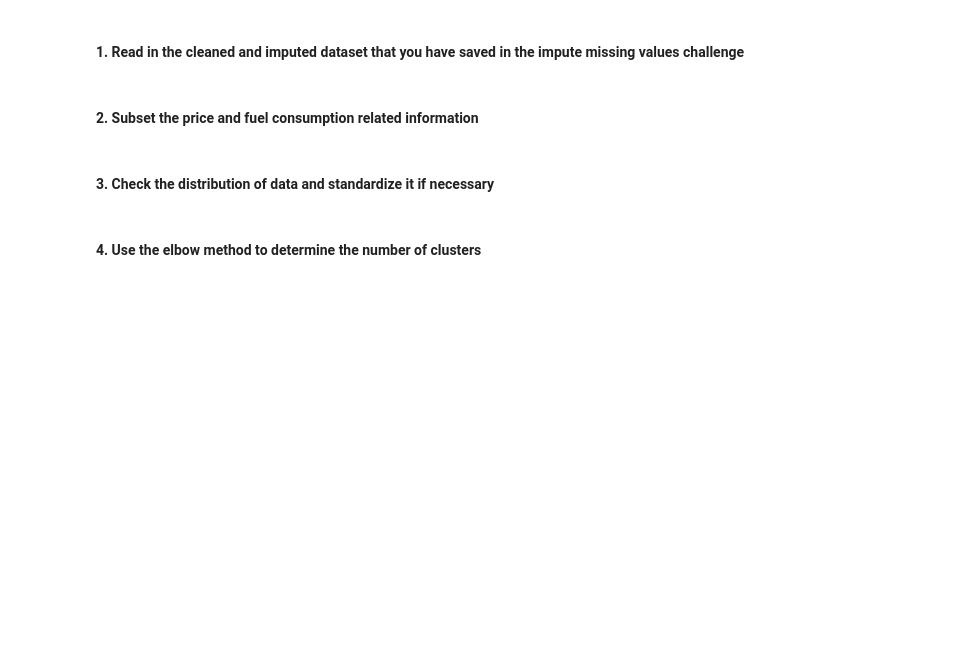
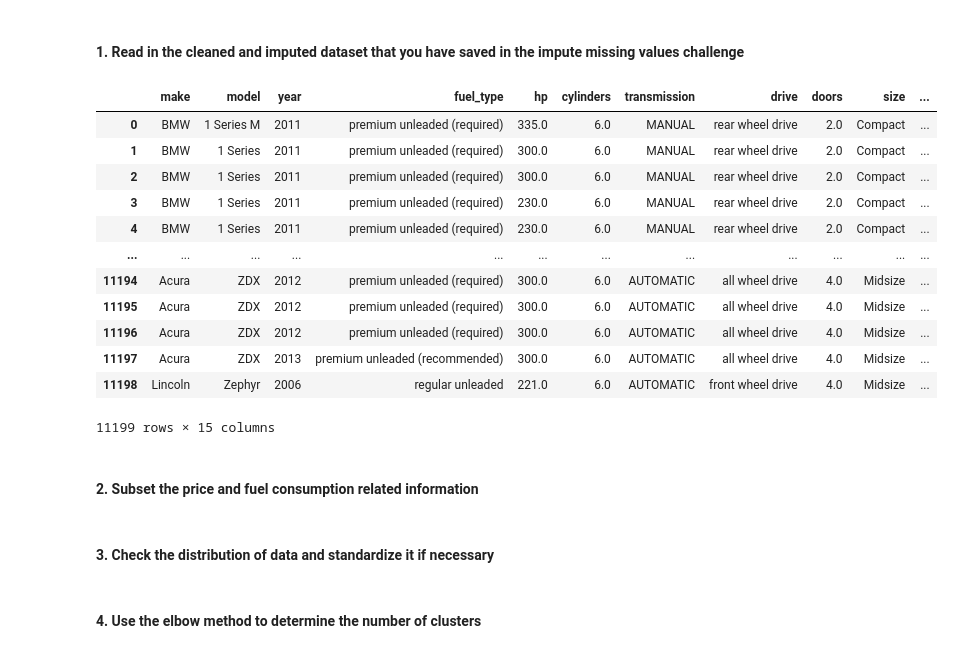
Before and after one commit to bbear2024/exercise, a Jupyter notebook: da-module-advanced_analytics/06_clustering/exercises/clustering_milestone.ipynb, the cells around one changed output. Drawn from its saved outputs; the diff is of its cells as text; code cells hidden in the pictures; blank space fills up the shorter version.

```diff
--- a/da-module-advanced_analytics/06_clustering/exercises/clustering_milestone.ipynb
+++ b/da-module-advanced_analytics/06_clustering/exercises/clustering_milestone.ipynb
@@ -13,6 +13,22 @@ sns.set_style("darkgrid")
 #### 1. Read in the cleaned and imputed dataset that you have saved in the impute missing values challenge
 # %%
 # read the cleaned and imputed data
+df = pd.read_csv('car_data_cleaned_imputed.csv')
+df
+# %% [output]
+|  | make | model | year | fuel_type | hp | cylinders | transmission | drive | doors | size | ... |
+| 0 | BMW | 1 Series M | 2011 | premium unleaded (required) | 335.0 | 6.0 | MANUAL | rear wheel drive | 2.0 | Compact | ... |
+| 1 | BMW | 1 Series | 2011 | premium unleaded (required) | 300.0 | 6.0 | MANUAL | rear wheel drive | 2.0 | Compact | ... |
+| 2 | BMW | 1 Series | 2011 | premium unleaded (required) | 300.0 | 6.0 | MANUAL | rear wheel drive | 2.0 | Compact | ... |
+| 3 | BMW | 1 Series | 2011 | premium unleaded (required) | 230.0 | 6.0 | MANUAL | rear wheel drive | 2.0 | Compact | ... |
+| 4 | BMW | 1 Series | 2011 | premium unleaded (required) | 230.0 | 6.0 | MANUAL | rear wheel drive | 2.0 | Compact | ... |
+| ... | ... | ... | ... | ... | ... | ... | ... | ... | ... | ... | ... |
+| 11194 | Acura | ZDX | 2012 | premium unleaded (required) | 300.0 | 6.0 | AUTOMATIC | all wheel drive | 4.0 | Midsize | ... |
+| 11195 | Acura | ZDX | 2012 | premium unleaded (required) | 300.0 | 6.0 | AUTOMATIC | all wheel drive | 4.0 | Midsize | ... |
+| 11196 | Acura | ZDX | 2012 | premium unleaded (required) | 300.0 | 6.0 | AUTOMATIC | all wheel drive | 4.0 | Midsize | ... |
+| 11197 | Acura | ZDX | 2013 | premium unleaded (recommended) | 300.0 | 6.0 | AUTOMATIC | all wheel drive | 4.0 | Midsize | ... |
+| 11198 | Lincoln | Zephyr | 2006 | regular unleaded | 221.0 | 6.0 | AUTOMATIC | front wheel drive | 4.0 | Midsize | ... |
+11199 rows × 15 columns
 # %% [markdown]
 #### 2. Subset the price and fuel consumption related information
 # %%
```
Also changed, not shown: parts of 1 cell of this notebook, 49 other files.
